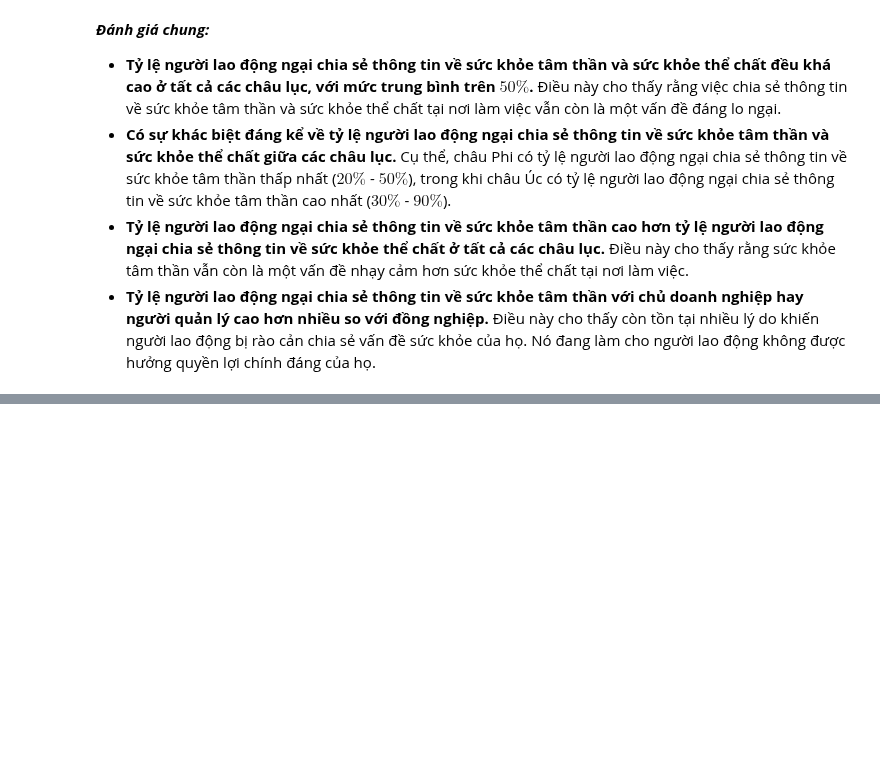
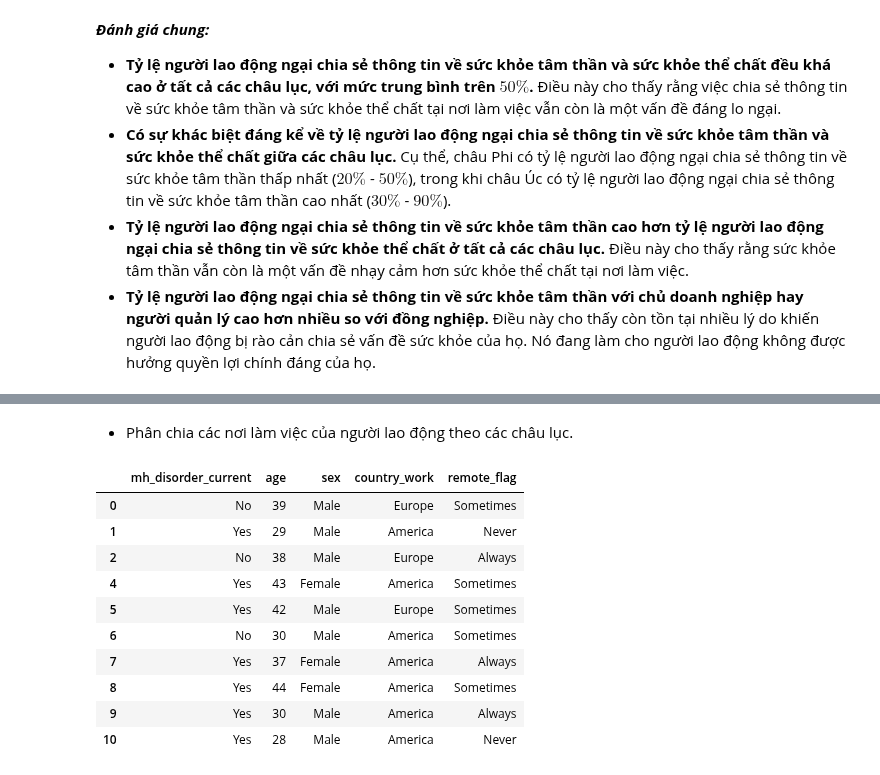
Before and after one commit to iam-Dylan/pfds-final-project, a Jupyter notebook: 4-1-Analyze-DagNgyen.ipynb, the cells around one changed output, grey strips where cells are left out. Saved outputs shown, nothing was run; the diff lists cells and outputs as text; code cells hidden in the pictures; blank space fills up the shorter version.

```diff
--- a/4-1-Analyze-DagNgyen.ipynb
+++ b/4-1-Analyze-DagNgyen.ipynb
@@ -306,0 +329,9 @@ plt.title('Mức độ quan ngại chia sẻ của người lao động trong m
+# %%
+# Statistics number of missing values in each column
+print('Number of missing values in each column:\n', anal2_df.isnull().sum())
+
+# Because the number of missing values is small, we can drop the rows with missing values
+anal2_df = anal2_df.dropna()
+
+# Statistics number of missing values in each column
+print('\nNumber of missing values in each column after dropping rows:\n', anal2_df.isnull().sum())
@@ -306,0 +354,28 @@ plt.title('Mức độ quan ngại chia sẻ của người lao động trong m
+# %% [markdown]
+- Phân chia các nơi làm việc của người lao động theo các châu lục.
+# %%
+areas = ['Europe', 'America', 'America', 'Europe', 'Europe', 'Europe', 'Europe', 'Europe', 'America', 'Europe', 'America', 'Europe', 'Europe', 'Europe', 'Europe', 'Europe', 'Asia', 'America', 'Oceania', 'Europe', 'Asia', 'Europe', 'Europe', 'Europe', 'America', 'America', 'Asia', 'Europe', 'Africa', 'Europe', 'Europe', 'Asia', 'Europe', 'Europe', 'Unknown', 'Oceania', 'Asia', 'Asia', 'Asia', 'America', 'Europe', 'Europe', 'America', 'America', 'Europe', 'Europe']
+countries = df_['country_work'].unique()
+
+# Create a dictionary with areas as keys and countries as values
+replace_dict = pd.DataFrame({'country': countries, 'area': areas}).set_index('country').to_dict()
+
+# Match the country with the area
+anal2_df['country_work'] = anal2_df['country_work'].map(replace_dict['area'])
+
+# Drop the rows that are 'Unknown' in the 'country_work' column
+anal2_df = anal2_df[anal2_df['country_work'] != 'Unknown']
+
+anal2_df.head(10)
+# %% [output]
+|  | mh_disorder_current | age | sex | country_work | remote_flag |
+| 0 | No | 39 | Male | Europe | Sometimes |
+| 1 | Yes | 29 | Male | America | Never |
+| 2 | No | 38 | Male | Europe | Always |
+| 4 | Yes | 43 | Female | America | Sometimes |
+| 5 | Yes | 42 | Male | Europe | Sometimes |
+| 6 | No | 30 | Male | America | Sometimes |
+| 7 | Yes | 37 | Female | America | Always |
+| 8 | Yes | 44 | Female | America | Sometimes |
+| 9 | Yes | 30 | Male | America | Always |
+| 10 | Yes | 28 | Male | America | Never |
```
Also changed, not shown: parts of 22 cells of this notebook.
